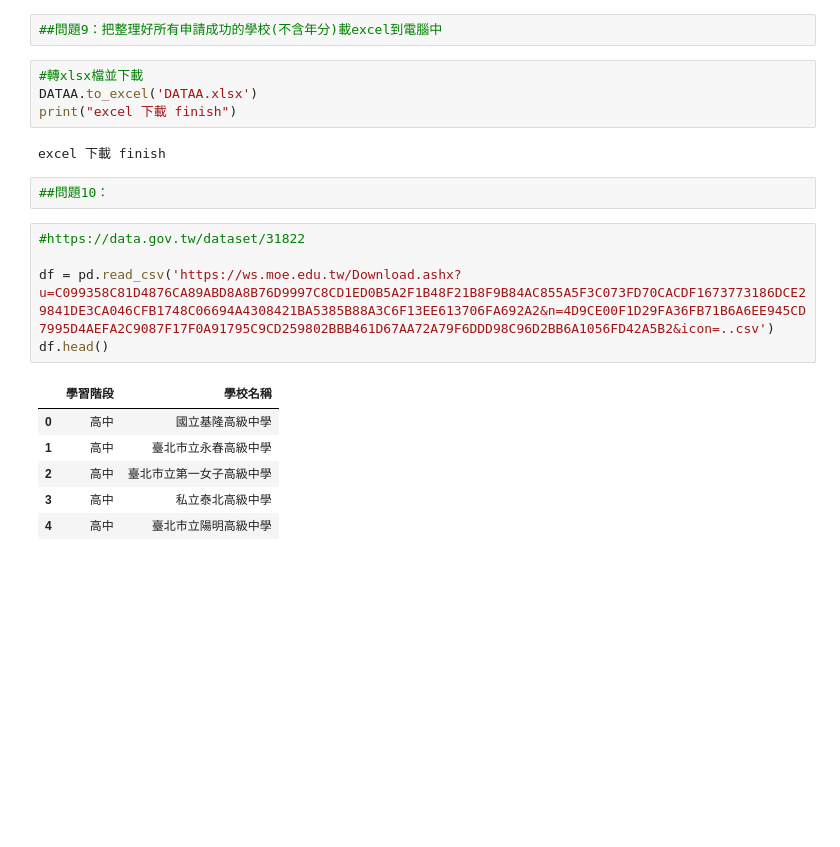
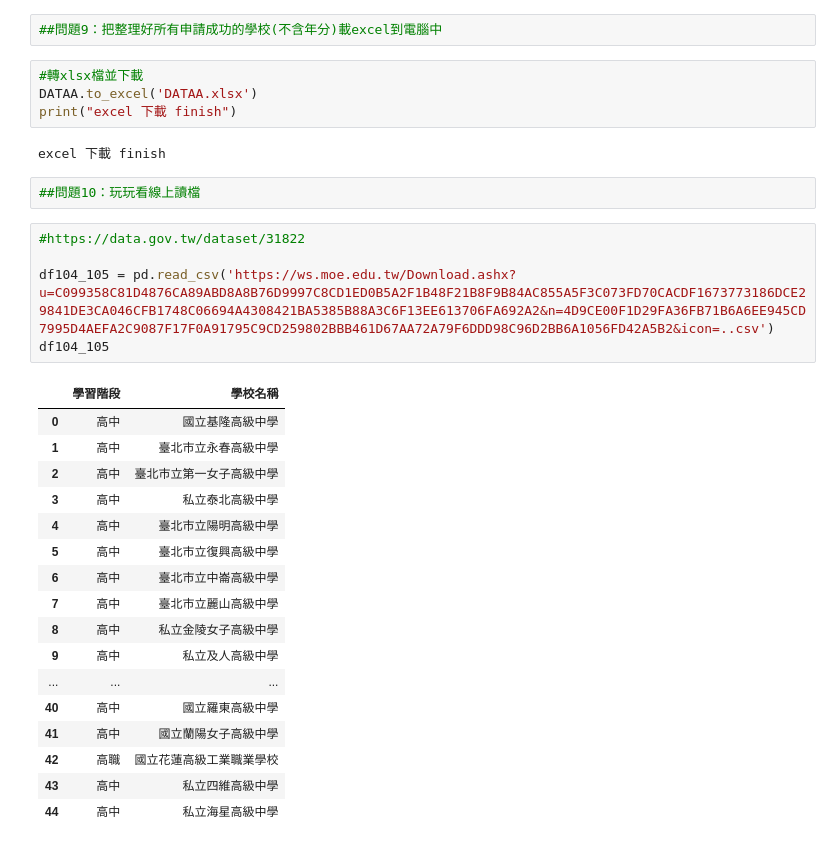
Before and after one commit to cpeggy/LAT, a Jupyter notebook: Hw1/hw1_0308.ipynb, the cells around one changed output. Drawn from its saved outputs; the diff is of its cells as text; blank space fills up the shorter version.

```diff
--- a/Hw1/hw1_0308.ipynb
+++ b/Hw1/hw1_0308.ipynb
@@ -808,23 +808,34 @@ print('106~107年中，台南得到補助的學校佔南部學校: {:.2f}%'.form
 106~107年中，台南得到補助的學校佔南部學校: 63.64%
 # %%
 ##問題9：把整理好所有申請成功的學校(不含年分)載excel到電腦中
-# %%
-#轉xlsx檔並下載
-DATAA.to_excel('DATAA.xlsx')
-print("excel 下載 finish")
-# %% [output]
-excel 下載 finish
-# %%
-##問題10：
-# %%
-#https://data.gov.tw/dataset/31822
-
-df = pd.read_csv('https://ws.moe.edu.tw/Download.ashx?u=C099358C81D4876CA89ABD8A8B76D9997C8CD1ED0B5A2F1B48F21B8F9B84AC855A5F3C073FD70CACDF1673773186DCE29841DE3CA046CFB1748C06694A4308421BA5385B88A3C6F13EE613706FA692A2&n=4D9CE00F1D29FA36FB71B6A6EE945CD7995D4AEFA2C9087F17F0A91795C9CD259802BBB461D67AA72A79F6DDD98C96D2BB6A1056FD42A5B2&icon=..csv')
-df.head()
-# %% [output]
-|  | 學習階段 | 學校名稱 |
-| 0 | 高中 | 國立基隆高級中學 |
-| 1 | 高中 | 臺北市立永春高級中學 |
-| 2 | 高中 | 臺北市立第一女子高級中學 |
-| 3 | 高中 | 私立泰北高級中學 |
-| 4 | 高中 | 臺北市立陽明高級中學 |
+# %%
+#轉xlsx檔並下載
+DATAA.to_excel('DATAA.xlsx')
+print("excel 下載 finish")
+# %% [output]
+excel 下載 finish
+# %%
+##問題10：玩玩看線上讀檔
+# %%
+#https://data.gov.tw/dataset/31822
+
+df104_105 = pd.read_csv('https://ws.moe.edu.tw/Download.ashx?u=C099358C81D4876CA89ABD8A8B76D9997C8CD1ED0B5A2F1B48F21B8F9B84AC855A5F3C073FD70CACDF1673773186DCE29841DE3CA046CFB1748C06694A4308421BA5385B88A3C6F13EE613706FA692A2&n=4D9CE00F1D29FA36FB71B6A6EE945CD7995D4AEFA2C9087F17F0A91795C9CD259802BBB461D67AA72A79F6DDD98C96D2BB6A1056FD42A5B2&icon=..csv')
+df104_105
+# %% [output]
+|  | 學習階段 | 學校名稱 |
+| 0 | 高中 | 國立基隆高級中學 |
+| 1 | 高中 | 臺北市立永春高級中學 |
+| 2 | 高中 | 臺北市立第一女子高級中學 |
+| 3 | 高中 | 私立泰北高級中學 |
+| 4 | 高中 | 臺北市立陽明高級中學 |
+| 5 | 高中 | 臺北市立復興高級中學 |
+| 6 | 高中 | 臺北市立中崙高級中學 |
+| 7 | 高中 | 臺北市立麗山高級中學 |
+| 8 | 高中 | 私立金陵女子高級中學 |
+| 9 | 高中 | 私立及人高級中學 |
+| ... | ... | ... |
+| 40 | 高中 | 國立羅東高級中學 |
+| 41 | 高中 | 國立蘭陽女子高級中學 |
+| 42 | 高職 | 國立花蓮高級工業職業學校 |
+| 43 | 高中 | 私立四維高級中學 |
+| 44 | 高中 | 私立海星高級中學 |
```
